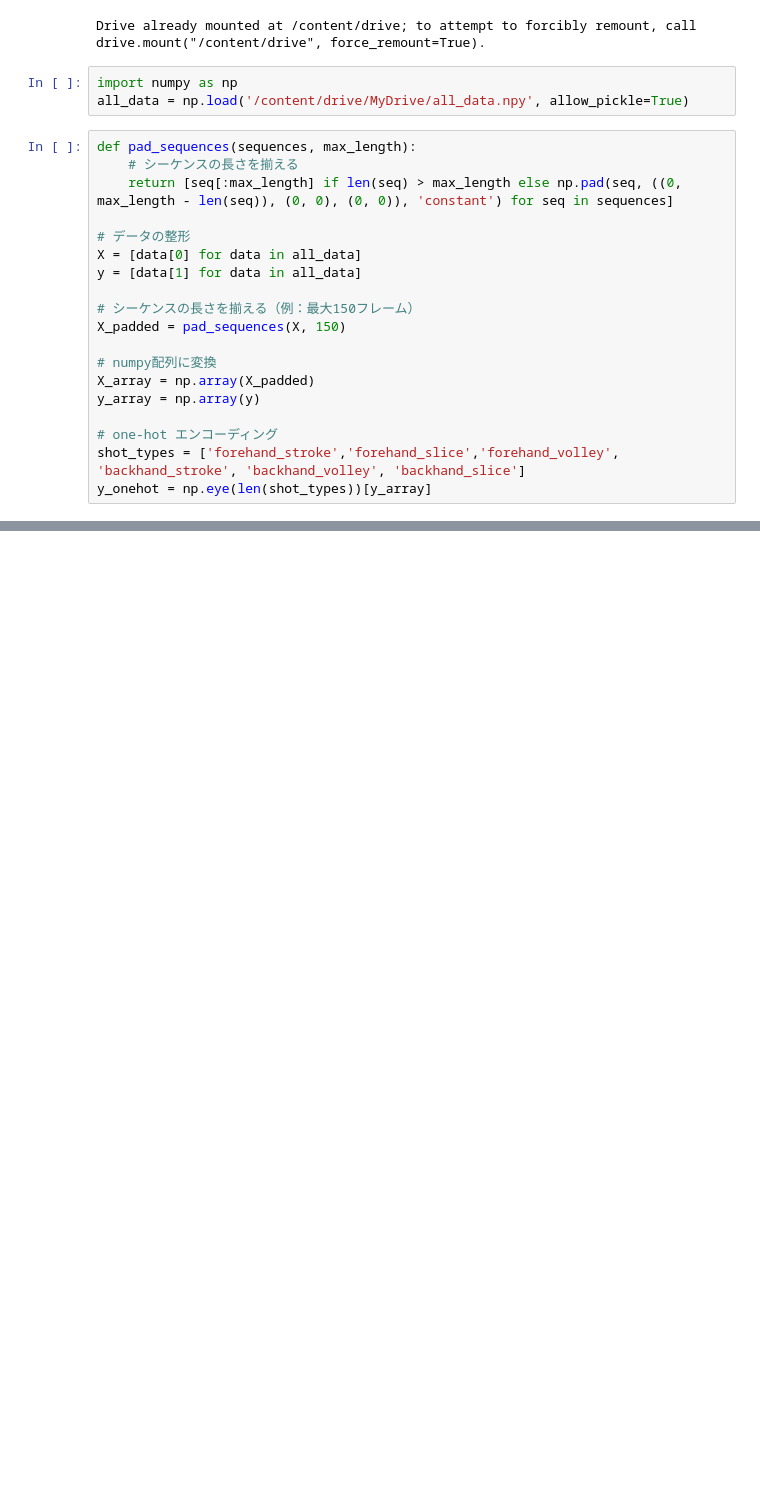
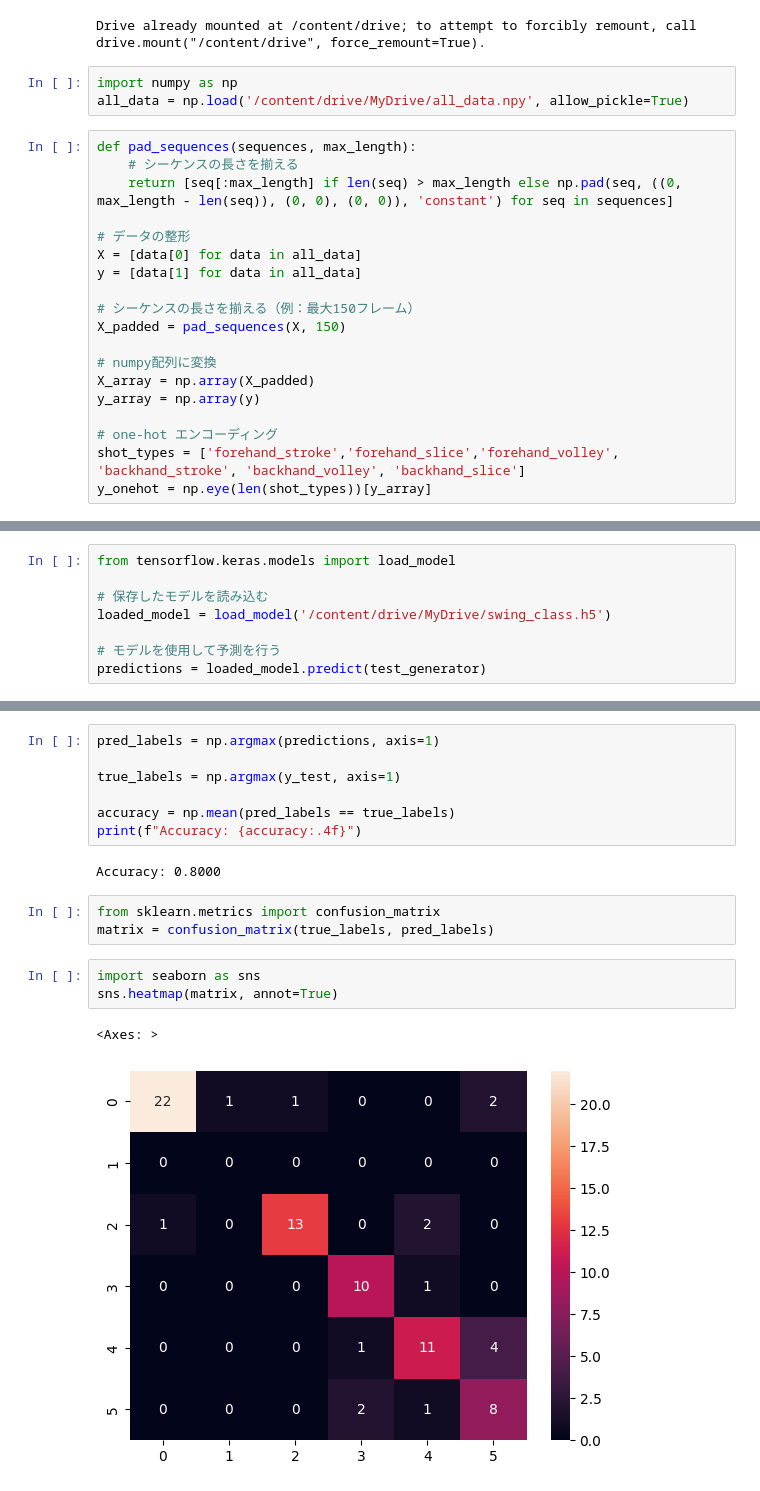
Before and after one commit to yusuke-satani/swing_classification, a Jupyter notebook: LSTM_model.ipynb, the cells around one changed output, grey strips where cells are left out. Drawn from its saved outputs; the diff is of its cells as text; blank space fills up the shorter version.

```diff
--- a/LSTM_model.ipynb
+++ b/LSTM_model.ipynb
@@ -367,0 +359,8 @@ KeyboardInterrupt:
+# %%
+from tensorflow.keras.models import load_model
+
+# 保存したモデルを読み込む
+loaded_model = load_model('/content/drive/MyDrive/swing_class.h5')
+
+# モデルを使用して予測を行う
+predictions = loaded_model.predict(test_generator)
@@ -367,0 +369,18 @@ KeyboardInterrupt:
+# %%
+pred_labels = np.argmax(predictions, axis=1)
+
+true_labels = np.argmax(y_test, axis=1)
+
+accuracy = np.mean(pred_labels == true_labels)
+print(f"Accuracy: {accuracy:.4f}")
+# %% [output]
+Accuracy: 0.8000
+# %%
+from sklearn.metrics import confusion_matrix
+matrix = confusion_matrix(true_labels, pred_labels)
+# %%
+import seaborn as sns
+sns.heatmap(matrix, annot=True)
+# %% [output]
+<Axes: >
+[figure, added]
```
Also changed, not shown: parts of 6 cells of this notebook.
